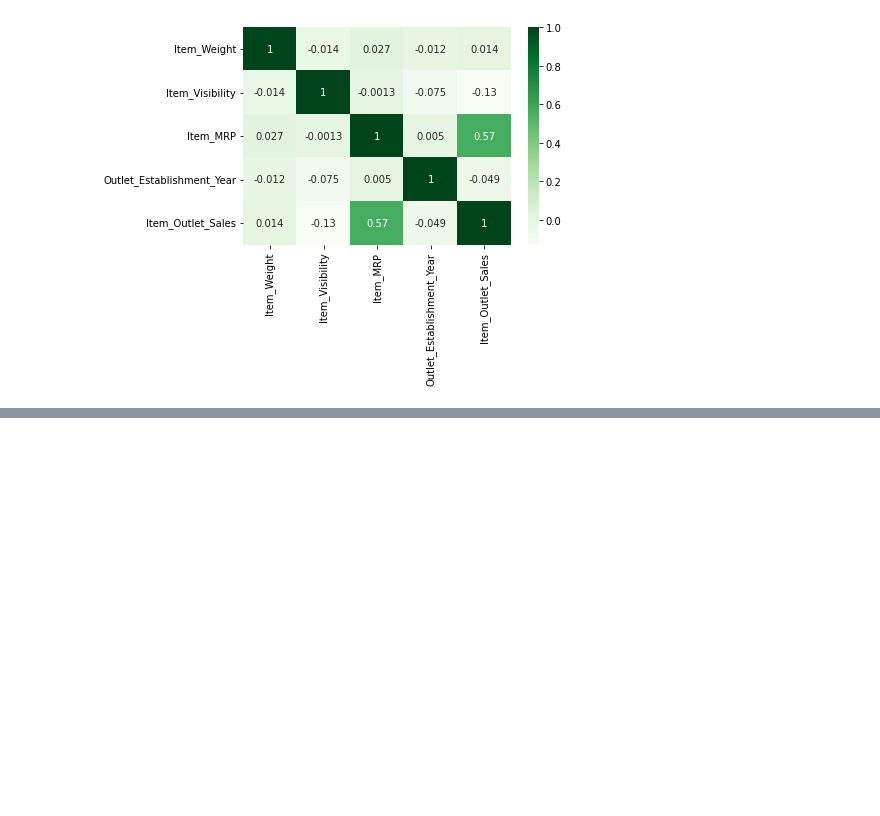
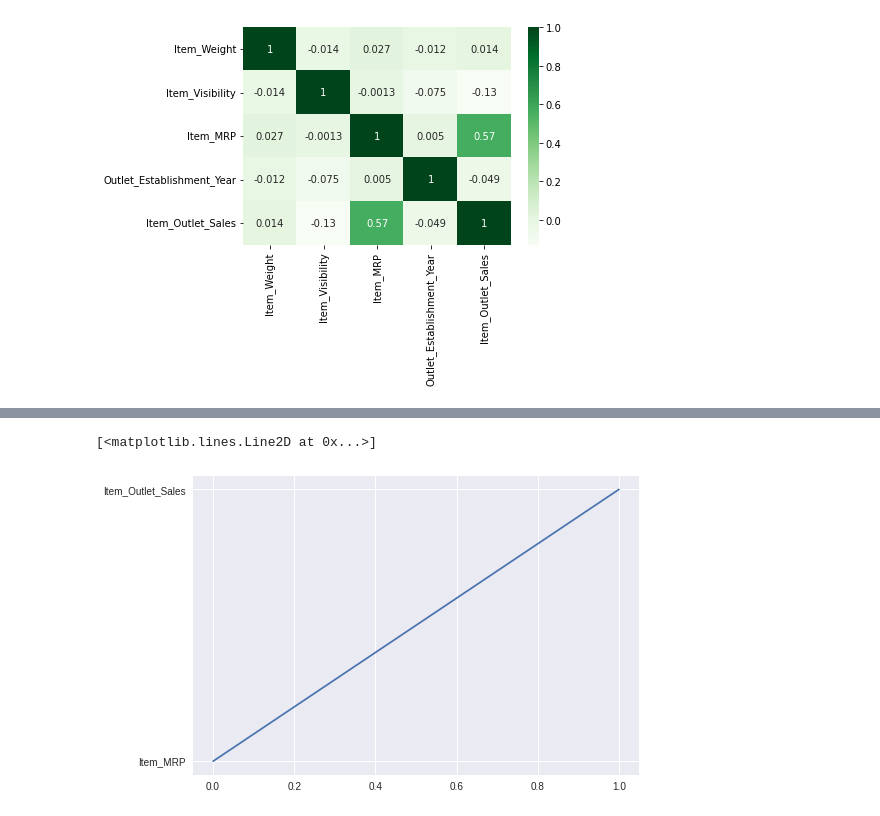
Before and after one commit to tendomart/food-sales-predictions, a Jupyter notebook: food_sales_predictions.ipynb, the cells around one changed output, grey strips where cells are left out. Saved outputs shown, nothing was run; the diff lists cells and outputs as text; code cells hidden in the pictures; blank space fills up the shorter version.

```diff
--- a/food_sales_predictions.ipynb
+++ b/food_sales_predictions.ipynb
@@ -61,0 +101,9 @@ sns.heatmap(corr ,cmap = 'Greens', annot = True )
+# %%
+#Plot a Linear graph to visualise relationship between Item_Outlet_Sales and Item_MRP
+plt.plot(['Item_MRP', 'Item_Outlet_Sales'])
+
+
+# As Item Outlet sales increase with increase in Item_MrP
+# %% [output]
+[<matplotlib.lines.Line2D at 0x...>]
+[figure, added]
```
Also changed, not shown: parts of 5 cells of this notebook.
